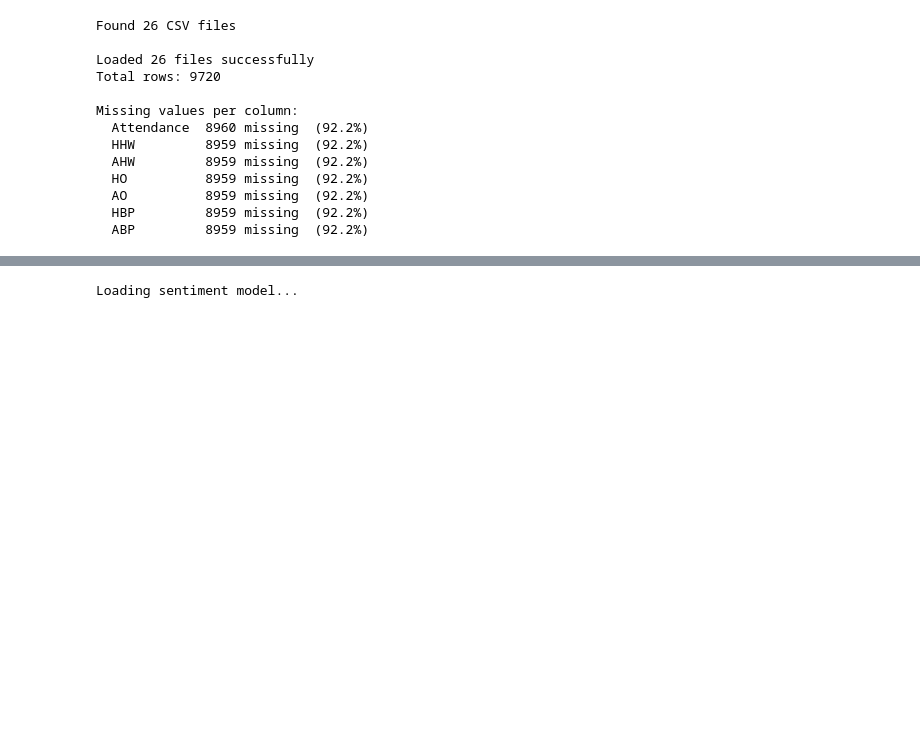
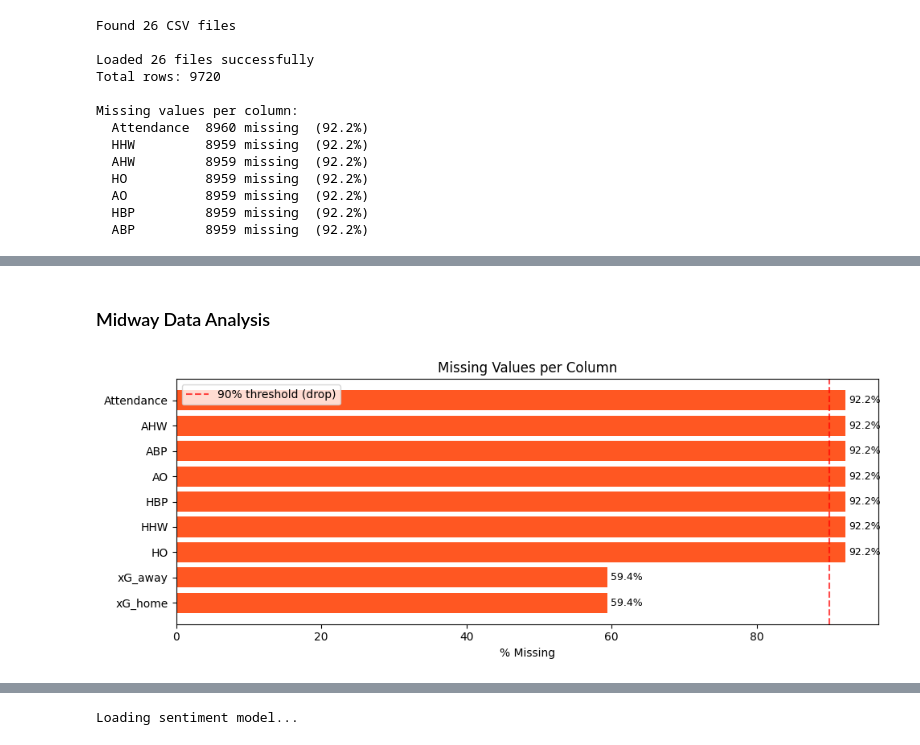
Before and after one commit to angelomouawad/advanced-ai-match-prediction, a Jupyter notebook: Src/match_results.ipynb, the cells around one changed output, grey strips where cells are left out. Drawn from its saved outputs; the diff is of its cells as text; code cells hidden in the pictures; blank space fills up the shorter version.

Commit message:
Add context and visualization in notebook - Fix neural network

```diff
--- a/Src/match_results.ipynb
+++ b/Src/match_results.ipynb
@@ -211,0 +220,26 @@ Without xG    : 5,774
+# %% [markdown]
+### Midway Data Analysis
+# %%
+import matplotlib.pyplot as plt
+import pandas as pd
+
+# Read raw combined data to show original missing values
+raw_check = pd.read_csv("../Data/combined_data.csv")
+
+missing = raw_check.isnull().sum()
+missing = missing[missing > 0].sort_values(ascending=True)
+
+fig, ax = plt.subplots(figsize=(10, 4))
+bars = ax.barh(missing.index, missing.values / len(raw_check) * 100, color="#FF5722")
+ax.axvline(x=90, color="red", linestyle="--", alpha=0.7, label="90% threshold (drop)")
+ax.set_xlabel("% Missing")
+ax.set_title("Missing Values per Column")
+ax.legend()
+for bar, val in zip(bars, missing.values / len(raw_check) * 100):
+    ax.text(bar.get_width() + 0.5, bar.get_y() + bar.get_height()/2,
+            f"{val:.1f}%", va="center", fontsize=9)
+plt.tight_layout()
+plt.savefig("../Data/missing_values.png", dpi=150, bbox_inches="tight")
+plt.show()
+# %% [output]
+[figure, added]
```
Also changed, not shown: parts of 14 cells of this notebook, 13 other files.
